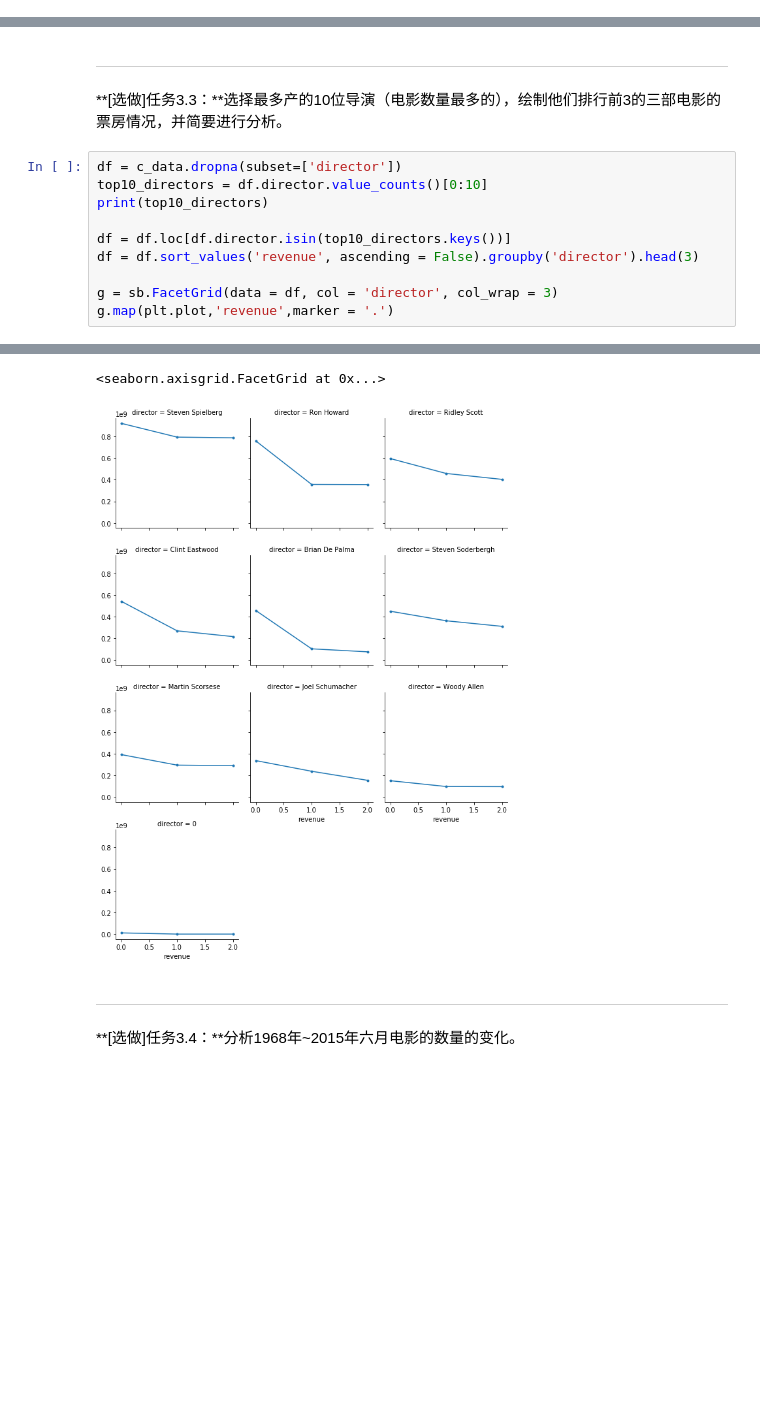
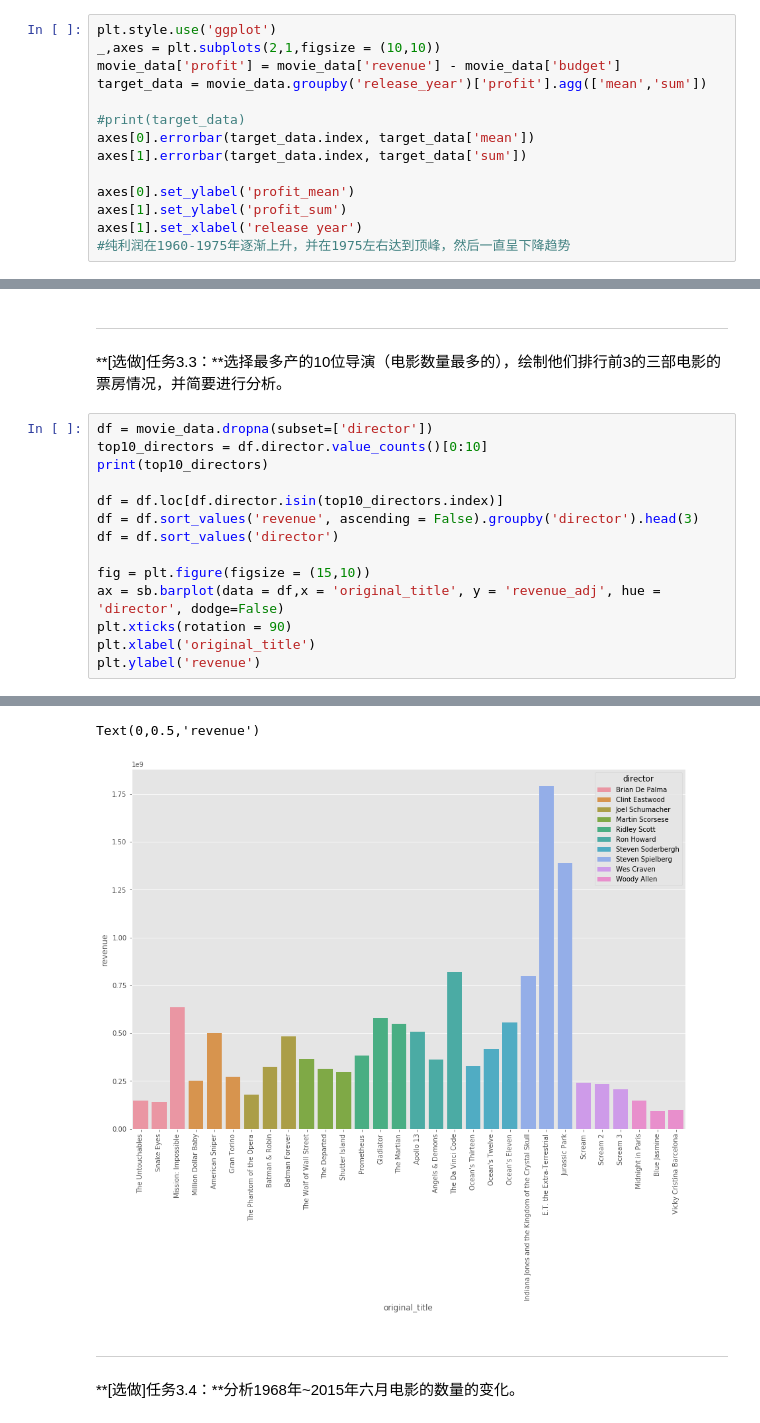
Before and after one commit to liyuze97/Udacity-projects, a Jupyter notebook: Explore Movie Dataset.ipynb, the cells around one changed output, grey strips where cells are left out. Drawn from its saved outputs; the diff is of its cells as text; blank space fills up the shorter version.

```diff
--- a/Explore Movie Dataset.ipynb
+++ b/Explore Movie Dataset.ipynb
@@ -223,0 +211,14 @@ Text(0,0.5,'average profit(log10)')
+# %%
+plt.style.use('ggplot')
+_,axes = plt.subplots(2,1,figsize = (10,10))
+movie_data['profit'] = movie_data['revenue'] - movie_data['budget']
+target_data = movie_data.groupby('release_year')['profit'].agg(['mean','sum'])
+
+#print(target_data)
+axes[0].errorbar(target_data.index, target_data['mean'])
+axes[1].errorbar(target_data.index, target_data['sum'])
+
+axes[0].set_ylabel('profit_mean')
+axes[1].set_ylabel('profit_sum')
+axes[1].set_xlabel('release year')
+#纯利润在1960-1975年逐渐上升，并在1975左右达到顶峰，然后一直呈下降趋势
@@ -226,14 +230,18 @@ Text(0,0.5,'average profit(log10)')
 
 **[选做]任务3.3：**选择最多产的10位导演（电影数量最多的），绘制他们排行前3的三部电影的票房情况，并简要进行分析。
 # %%
-df = c_data.dropna(subset=['director'])
+df = movie_data.dropna(subset=['director'])
 top10_directors = df.director.value_counts()[0:10]
 print(top10_directors)
 
-df = df.loc[df.director.isin(top10_directors.keys())]
+df = df.loc[df.director.isin(top10_directors.index)]
 df = df.sort_values('revenue', ascending = False).groupby('director').head(3)
+df = df.sort_values('director')
 
-g = sb.FacetGrid(data = df, col = 'director', col_wrap = 3)
-g.map(plt.plot,'revenue',marker = '.')
+fig = plt.figure(figsize = (15,10))
+ax = sb.barplot(data = df,x = 'original_title', y = 'revenue_adj', hue = 'director', dodge=False)
+plt.xticks(rotation = 90)
+plt.xlabel('original_title')
+plt.ylabel('revenue')
 # %% [output]
 Woody Allen          45
@@ -249,6 +257,6 @@ Brian De Palma       20
 Name: director, dtype: int64
-<seaborn.axisgrid.FacetGrid at 0x...>
+Text(0,0.5,'revenue')
-[figure, old version]
+[figure, new version]
 # %% [markdown]
 ---
 
```
Also changed, not shown: parts of 5 cells of this notebook, 2 other files.
